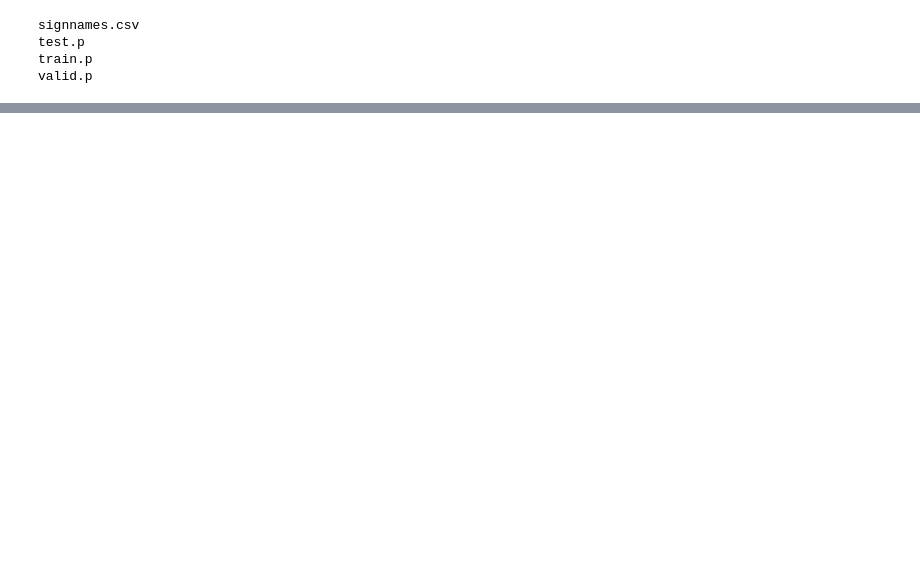
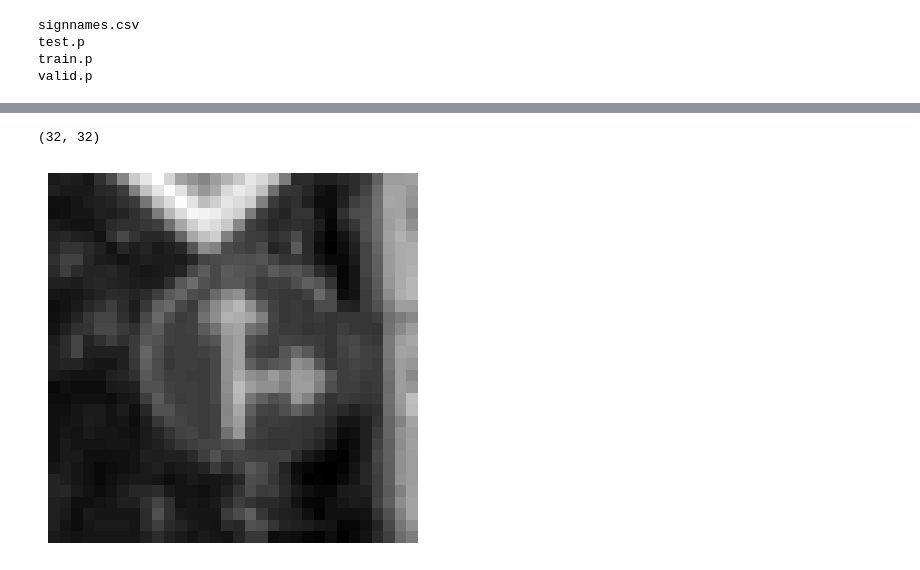
Before and after one commit to HoangRbs/machinelearning101, a Jupyter notebook: tut7_preprocessing_trafficsigns.ipynb, the cells around one changed output, grey strips where cells are left out. Saved outputs shown, nothing was run; the diff lists cells and outputs as text; code cells hidden in the pictures; blank space fills up the shorter version.

```diff
--- a/tut7_preprocessing_trafficsigns.ipynb
+++ b/tut7_preprocessing_trafficsigns.ipynb
@@ -38,0 +165,18 @@ np.random.seed(0)
+# %%
+# preprocessing:
+# we use grayscale because color is not a very significant features to look for
+# and many variant traffic signs have similar colors
+# we also reduce our depth from 3 to 1
+# that means our network now require fewer params
+
+def grayscale(img):
+    img = cv2.cvtColor(img, cv2.COLOR_BGR2GRAY)
+    return img
+
+img = grayscale(X_train[1000])
+plt.imshow(img, cmap=plt.get_cmap('gray'))
+plt.axis("off")
+print(img.shape)
+# %% [output]
+(32, 32)
+[figure, added]
```
Also changed, not shown: parts of 25 cells of this notebook, 6 other files.
